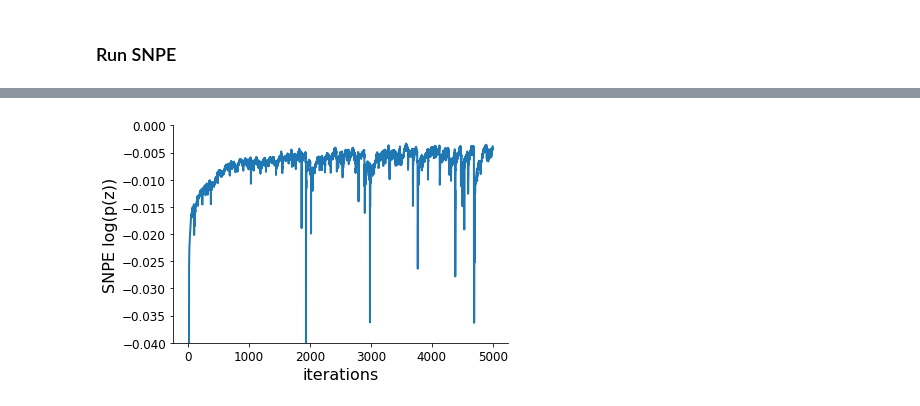
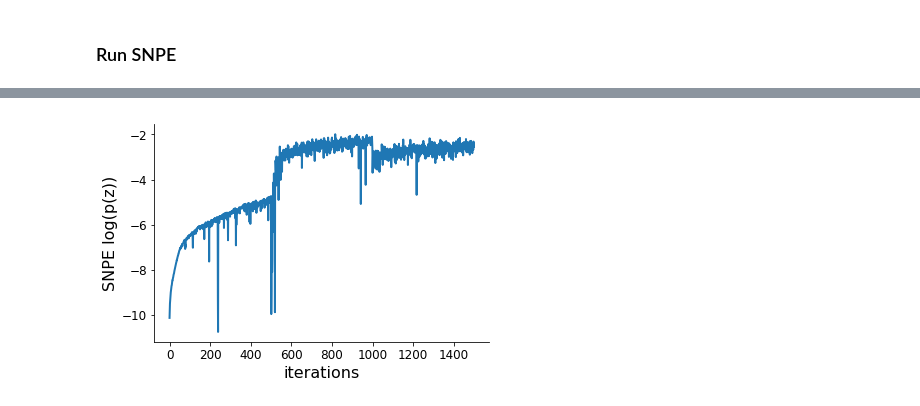
Before and after one commit to srbittner/torch_nf, a Jupyter notebook: notebooks/LFI_toy.ipynb, the cells around one changed output, grey strips where cells are left out. Saved outputs shown, nothing was run; the diff lists cells and outputs as text; code cells hidden in the pictures.

```diff
--- a/notebooks/LFI_toy.ipynb
+++ b/notebooks/LFI_toy.ipynb
@@ -63,5 +71,17 @@ Sequential(
+# %%
+cde = ConditionalDensityEstimator(density_estimator, x0.shape[1], hidden_layers, dropout=False)
 # %% [markdown]
 ### Run SNPE
 # %%
-cnf, losses = train_SNPE(cnf, system, x0, M=M, R=R, num_iters=num_iters, z0=z0[0])
+cde, losses, zs, log_probs, it_time, sample_times = train_APT(
+    cde,
+    system,
+    x0,
+    M=M,
+    M_atom=M_atom,
+    R=R,
+    num_iters=num_iters,
+    z0=z0[0],
+    verbose=False,
+)
 # %% [output]
@@ -119,10 +105,8 @@ ValueError: array must not contain infs or NaNs
 # %%
-_losses = np.array(losses)
 plt.figure()
-plt.plot(-_losses)
+plt.plot(-losses)
 plt.xlabel('iterations')
 plt.ylabel('SNPE log(p(z))')
-plt.ylim([-.04, 0])
 plt.show()
 # %% [output]
-[figure, old version]
+[figure, new version]
```
Also changed, not shown: parts of 10 cells of this notebook.
